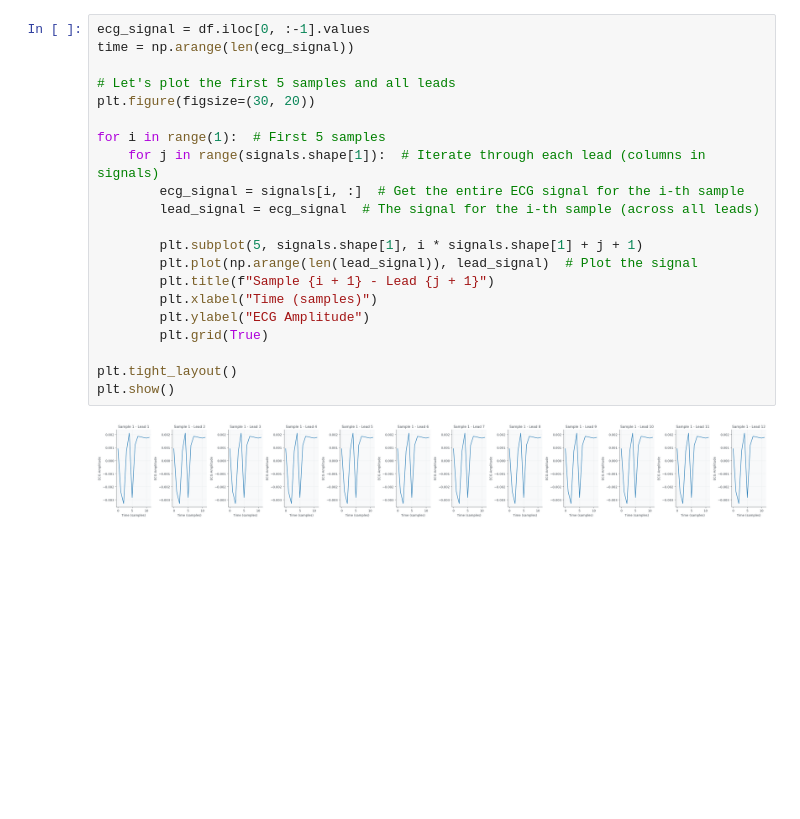
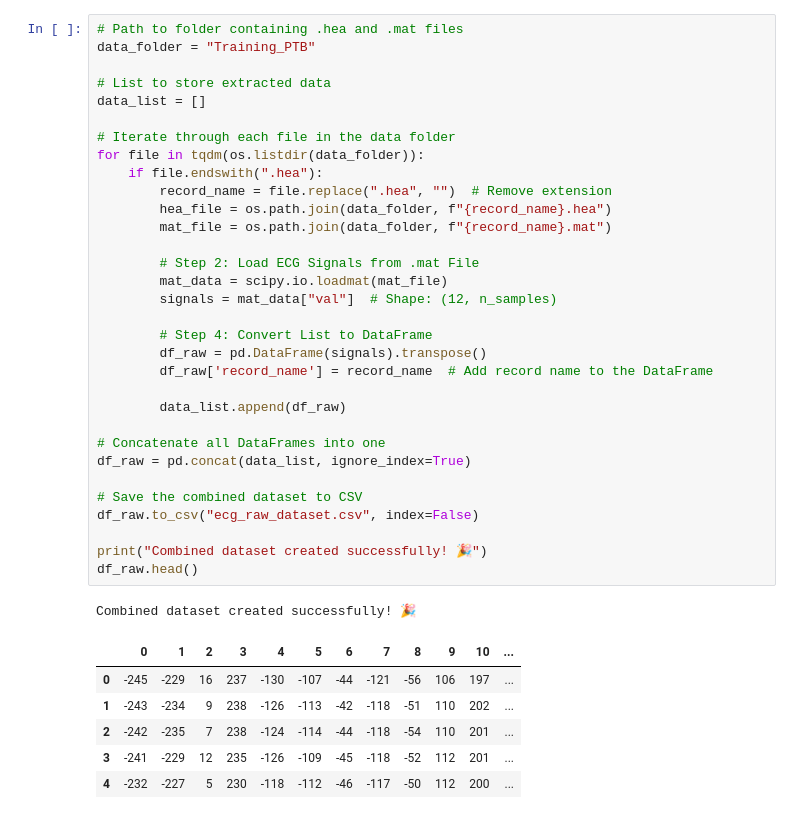
Before and after one commit to AdrianDanao/Python-Projects, a Jupyter notebook: Machine Learning/Heart Attack Prediction/main.ipynb, the cells around one changed output. Drawn from its saved outputs; the diff is of its cells as text; blank space fills up the shorter version.

```diff
--- a/Machine Learning/Heart Attack Prediction/main.ipynb
+++ b/Machine Learning/Heart Attack Prediction/main.ipynb
@@ -100,23 +11,40 @@ array([-0.0001225, -0.0001215, -0.000121, -0.0001205, -0.000116,
-# %%
-ecg_signal = df.iloc[0, :-1].values
-time = np.arange(len(ecg_signal))
-
-# Let's plot the first 5 samples and all leads
-plt.figure(figsize=(30, 20))
-
-for i in range(1):  # First 5 samples
-    for j in range(signals.shape[1]):  # Iterate through each lead (columns in signals)
-        ecg_signal = signals[i, :]  # Get the entire ECG signal for the i-th sample
-        lead_signal = ecg_signal  # The signal for the i-th sample (across all leads)
-
-        plt.subplot(5, signals.shape[1], i * signals.shape[1] + j + 1)
-        plt.plot(np.arange(len(lead_signal)), lead_signal)  # Plot the signal
-        plt.title(f"Sample {i + 1} - Lead {j + 1}")
-        plt.xlabel("Time (samples)")
-        plt.ylabel("ECG Amplitude")
-        plt.grid(True)
-
-plt.tight_layout()
-plt.show()
-# %% [output]
-[figure, removed]
+# %%
+# Path to folder containing .hea and .mat files
+data_folder = "Training_PTB"
+
+# List to store extracted data
+data_list = []
+
+# Iterate through each file in the data folder
+for file in tqdm(os.listdir(data_folder)):
+    if file.endswith(".hea"):
+        record_name = file.replace(".hea", "")  # Remove extension
+        hea_file = os.path.join(data_folder, f"{record_name}.hea")
+        mat_file = os.path.join(data_folder, f"{record_name}.mat")
+
+        # Step 2: Load ECG Signals from .mat File
+        mat_data = scipy.io.loadmat(mat_file)
+        signals = mat_data["val"]  # Shape: (12, n_samples)
+
+        # Step 4: Convert List to DataFrame
+        df_raw = pd.DataFrame(signals).transpose()
+        df_raw['record_name'] = record_name  # Add record name to the DataFrame
+
+        data_list.append(df_raw)
+
+# Concatenate all DataFrames into one
+df_raw = pd.concat(data_list, ignore_index=True)
+
+# Save the combined dataset to CSV
+df_raw.to_csv("ecg_raw_dataset.csv", index=False)
+
+print("Combined dataset created successfully! 🎉")
+df_raw.head()
+# %% [output]
+Combined dataset created successfully! 🎉
+|  | 0 | 1 | 2 | 3 | 4 | 5 | 6 | 7 | 8 | 9 | 10 | ... |
+| 0 | -245 | -229 | 16 | 237 | -130 | -107 | -44 | -121 | -56 | 106 | 197 | ... |
+| 1 | -243 | -234 | 9 | 238 | -126 | -113 | -42 | -118 | -51 | 110 | 202 | ... |
+| 2 | -242 | -235 | 7 | 238 | -124 | -114 | -44 | -118 | -54 | 110 | 201 | ... |
+| 3 | -241 | -229 | 12 | 235 | -126 | -109 | -45 | -118 | -52 | 112 | 201 | ... |
+| 4 | -232 | -227 | 5 | 230 | -118 | -112 | -46 | -117 | -50 | 112 | 200 | ... |
```
Also changed, not shown: parts of 23 cells of this notebook, 1 other file.
